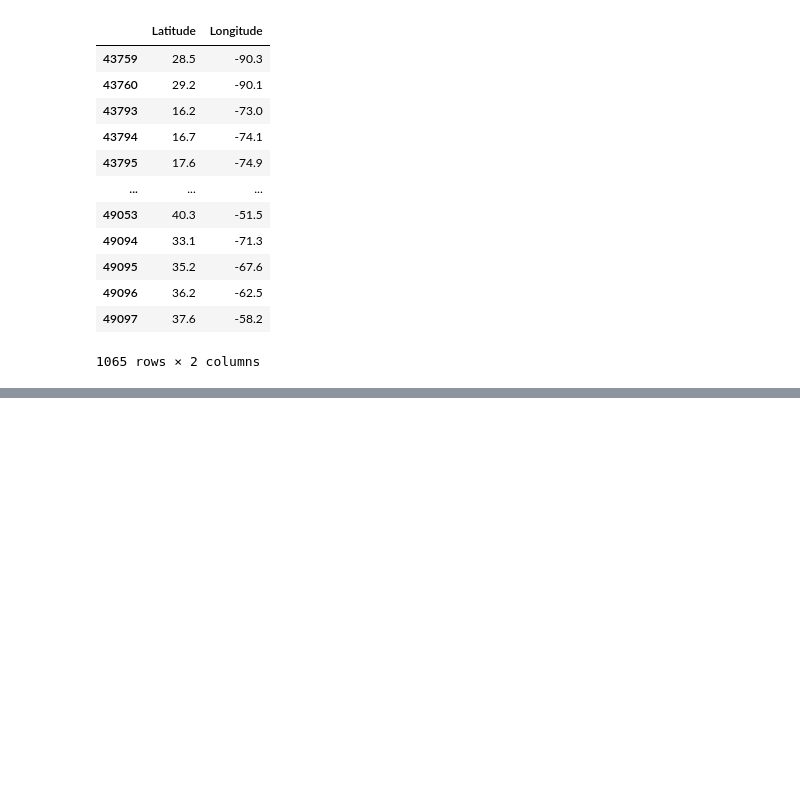
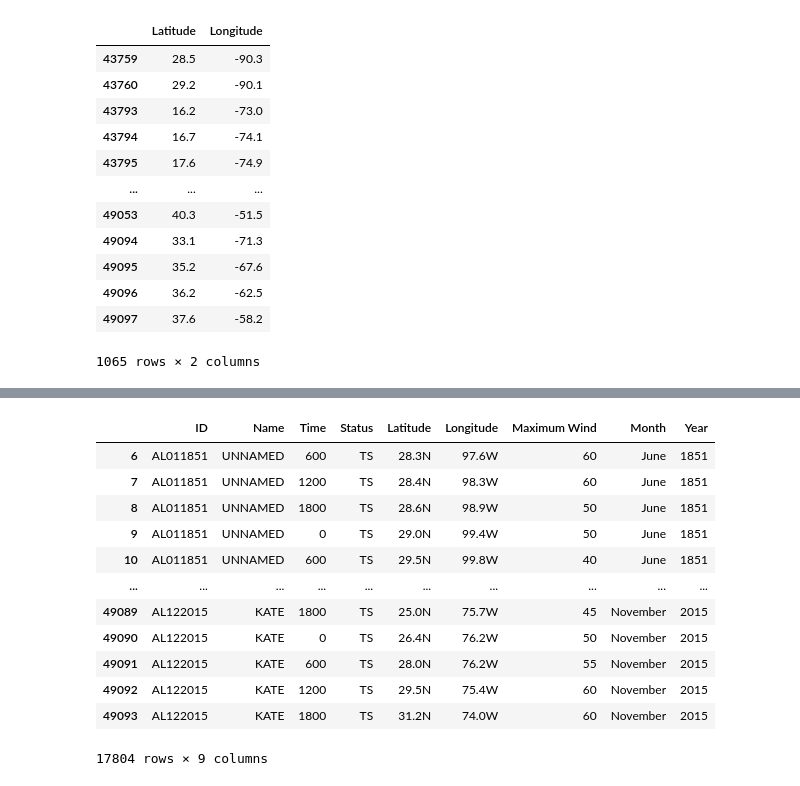
Before and after one commit to henryle-n/Hurricane-History-Analysis, a Jupyter notebook: HLe_Work.ipynb, the cells around one changed output, grey strips where cells are left out. Saved outputs shown, nothing was run; the diff lists cells and outputs as text; code cells hidden in the pictures; blank space fills up the shorter version.

```diff
--- a/HLe_Work.ipynb
+++ b/HLe_Work.ipynb
@@ -264,0 +264,16 @@ fig1.savefig("Boxplot_HrCnt")
+# %%
+TS_df
+# %% [output]
+|  | ID | Name | Time | Status | Latitude | Longitude | Maximum Wind | Month | Year |
+| 6 | AL011851 | UNNAMED | 600 | TS | 28.3N | 97.6W | 60 | June | 1851 |
+| 7 | AL011851 | UNNAMED | 1200 | TS | 28.4N | 98.3W | 60 | June | 1851 |
+| 8 | AL011851 | UNNAMED | 1800 | TS | 28.6N | 98.9W | 50 | June | 1851 |
+| 9 | AL011851 | UNNAMED | 0 | TS | 29.0N | 99.4W | 50 | June | 1851 |
+| 10 | AL011851 | UNNAMED | 600 | TS | 29.5N | 99.8W | 40 | June | 1851 |
+| ... | ... | ... | ... | ... | ... | ... | ... | ... | ... |
+| 49089 | AL122015 | KATE | 1800 | TS | 25.0N | 75.7W | 45 | November | 2015 |
+| 49090 | AL122015 | KATE | 0 | TS | 26.4N | 76.2W | 50 | November | 2015 |
+| 49091 | AL122015 | KATE | 600 | TS | 28.0N | 76.2W | 55 | November | 2015 |
+| 49092 | AL122015 | KATE | 1200 | TS | 29.5N | 75.4W | 60 | November | 2015 |
+| 49093 | AL122015 | KATE | 1800 | TS | 31.2N | 74.0W | 60 | November | 2015 |
+17804 rows × 9 columns
```
Also changed, not shown: parts of 7 cells of this notebook, 5 other files.
